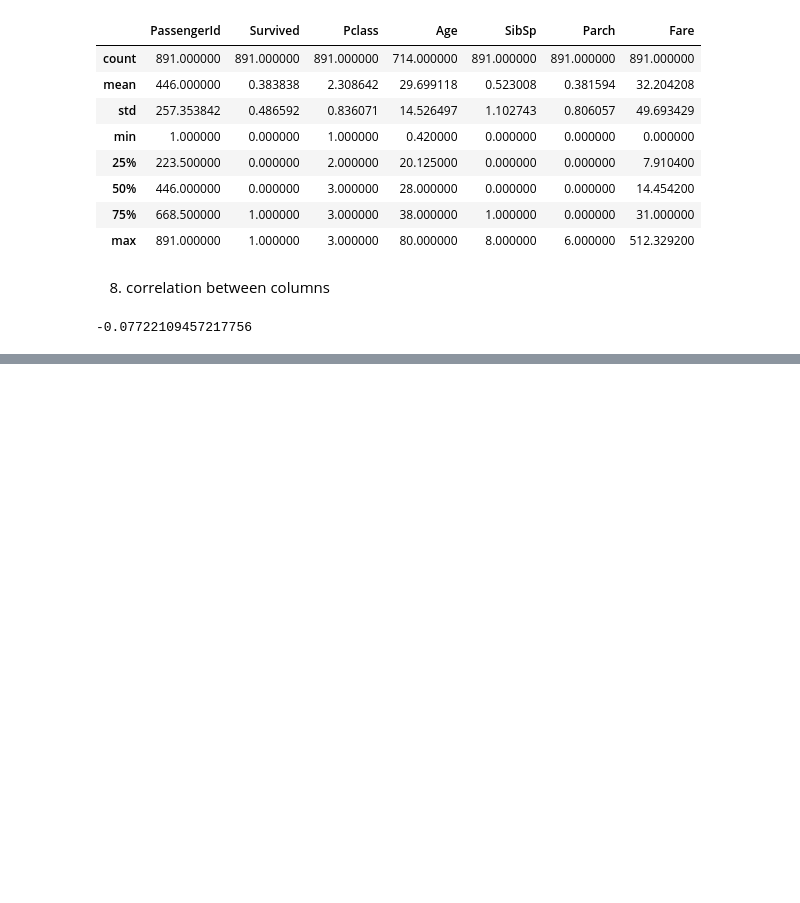
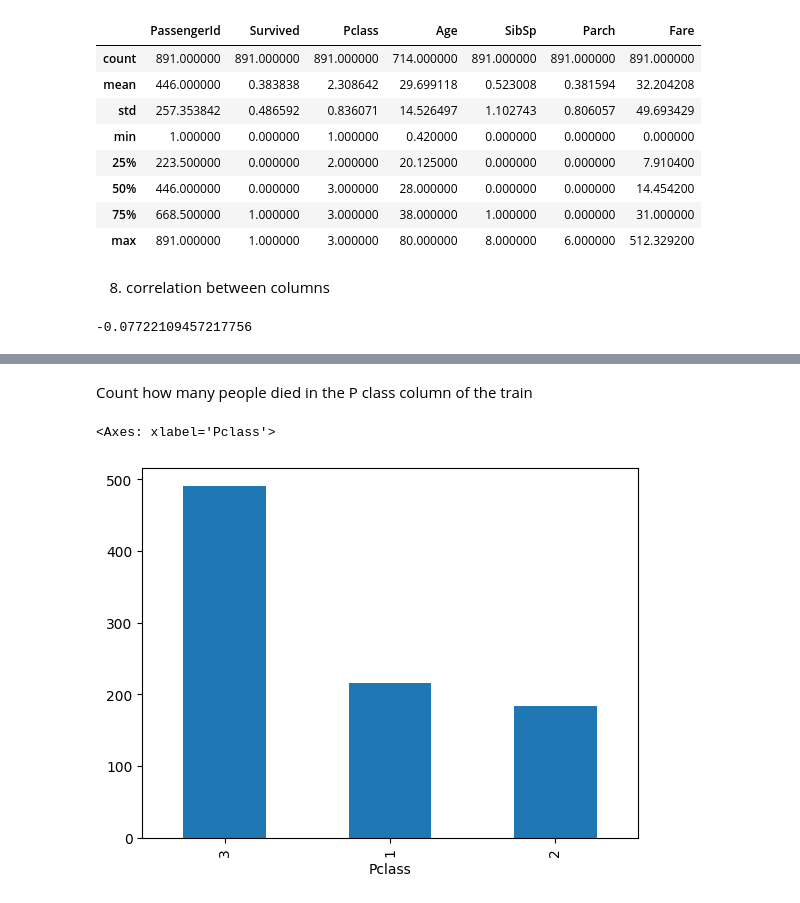
Before and after one commit to 960Subhamsingh/Data-Sciences, a Jupyter notebook: 4. understanding your data descriptive analysis/understanding your data descriptive analysis.ipynb, the cells around one changed output, grey strips where cells are left out. Saved outputs shown, nothing was run; the diff lists cells and outputs as text; code cells hidden in the pictures; blank space fills up the shorter version.

```diff
--- a/4. understanding your data descriptive analysis/understanding your data descriptive analysis.ipynb
+++ b/4. understanding your data descriptive analysis/understanding your data descriptive analysis.ipynb
@@ -92,0 +101,7 @@ df['Age'].corr(df['Survived'])
+# %% [markdown]
+Count how many people died in the P class column of the train
+# %%
+df['Pclass'].value_counts().plot(kind='bar')
+# %% [output]
+<Axes: xlabel='Pclass'>
+[figure, added]
```
Also changed, not shown: parts of 12 cells of this notebook.
